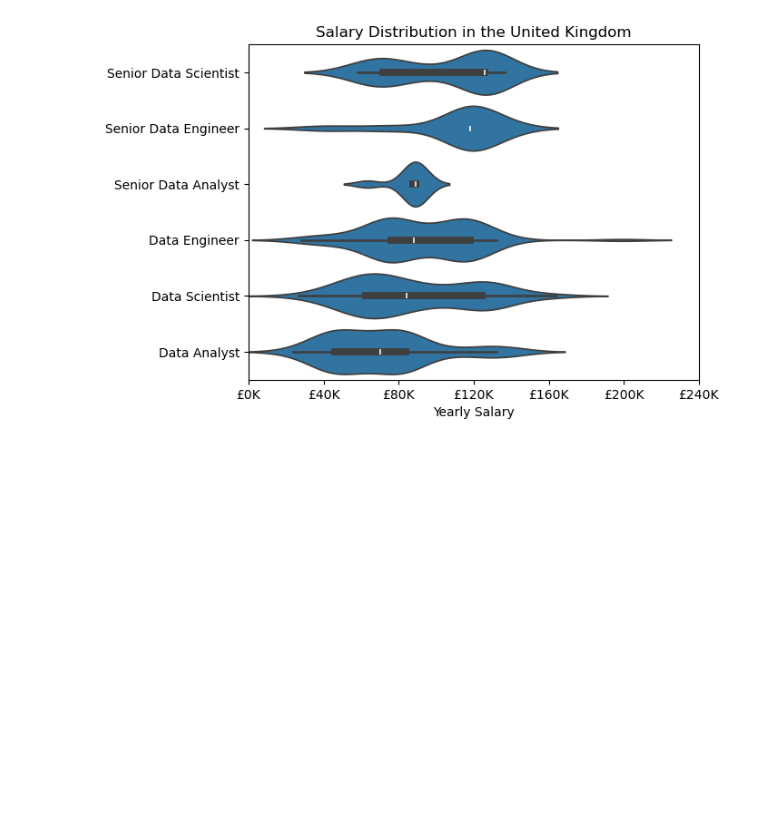
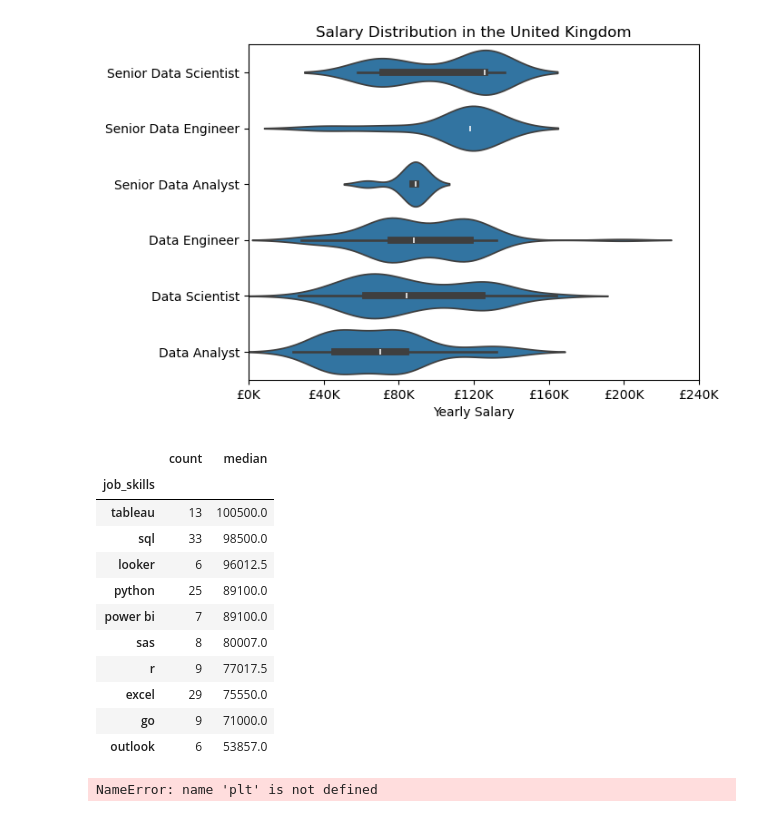
Before and after one commit to jamiefor3/Python_Data_Project, a Jupyter notebook: 3_Project/4_salary_analysis.ipynb, the cells around one changed output. Drawn from its saved outputs; the diff is of its cells as text; code cells hidden in the pictures; blank space fills up the shorter version.

```diff
--- a/3_Project/4_salary_analysis.ipynb
+++ b/3_Project/4_salary_analysis.ipynb
@@ -34,3 +34,8 @@ plt.xlim(0, 300_000)
 plt.show()
 # %% [output]
 [figure]
+# %%
+job_title = 'Data Analyst'
+df_da_uk = df[(df['job_title_short'] == job_title) & (df['job_country'] == job_place)].copy()
+df_da_uk = df_da_uk.dropna(subset=['salary_year_avg'])
+df_da_uk = df_da_uk.explode('job_skills')
@@ -36,0 +45,42 @@ plt.show()
+# %%
+df_da_skills = df_da_uk.groupby('job_skills')['salary_year_avg'].agg(['count', 'median']).sort_values('count', ascending=False)
+df_da_skills = df_da_skills.head(10).sort_values('median', ascending=False)
+df_da_skills
+# %% [output]
+|  | count | median |
+| job_skills |  |  |
+| tableau | 13 | 100500.0 |
+| sql | 33 | 98500.0 |
+| looker | 6 | 96012.5 |
+| python | 25 | 89100.0 |
+| power bi | 7 | 89100.0 |
+| sas | 8 | 80007.0 |
+| r | 9 | 77017.5 |
+| excel | 29 | 75550.0 |
+| go | 9 | 71000.0 |
+| outlook | 6 | 53857.0 |
+# %%
+fig, ax = plt.subplots(2, 1)
+
+sns.set_theme(style='ticks')
+
+sns.barplot(data=df_da_top_pay, x='median', y=df_da_top_pay.index, ax=ax[0], hue='median', palette='dark:b_r', legend=False)
+ax[0].set_title(f'Top 10 highest paying skills for {job_title}s in the {job_place}')
+ax[0].set_ylabel('')
+ax[0].set_xlabel('')
+ax[0].xaxis.set_major_formatter(plt.FuncFormatter(lambda x, pos: f'£{int((x*0.8)/1000)}K'))
+ax[0].tick_params(axis='y', labelsize=12)
+
+sns.barplot(data=df_da_skills, x='median', y=df_da_skills.index, ax=ax[1], hue='median', palette='dark:b_r', legend=False)
+
+ax[1].set_title(f'Top 10 Most Wanted skills for {job_title}s in the {job_place}')
+ax[1].set_ylabel('')
+ax[1].set_xlabel('Median Yearly Salary')
+ax[1].xaxis.set_major_formatter(plt.FuncFormatter(lambda x, pos: f'£{int((x*0.8)/1000)}K'))
+ax[1].set_xlim(ax[0].get_xlim())
+ax[1].tick_params(axis='y', labelsize=12)
+
+fig.tight_layout()
+plt.show()
+# %% [output]
+NameError: name 'plt' is not defined
```
Also changed, not shown: parts of 1 cell of this notebook, 2 other files.
